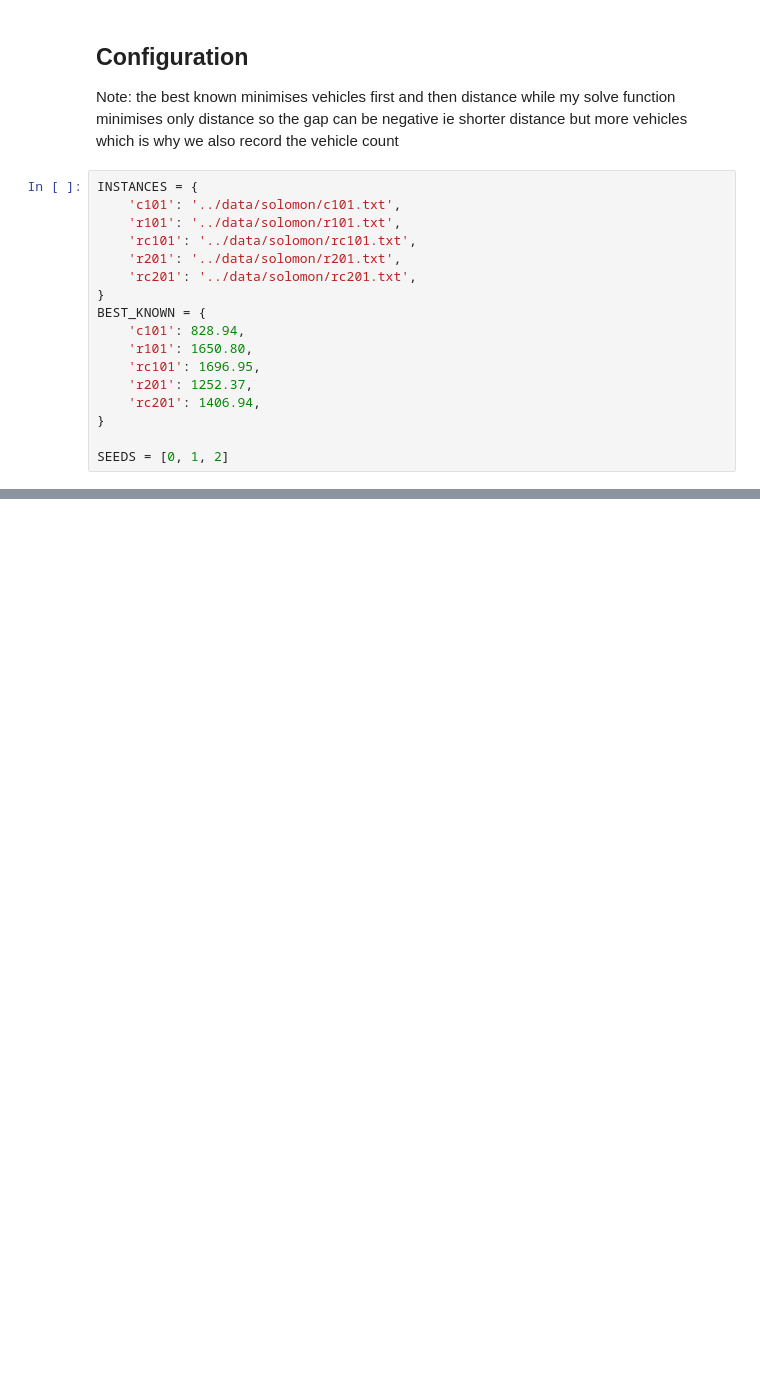
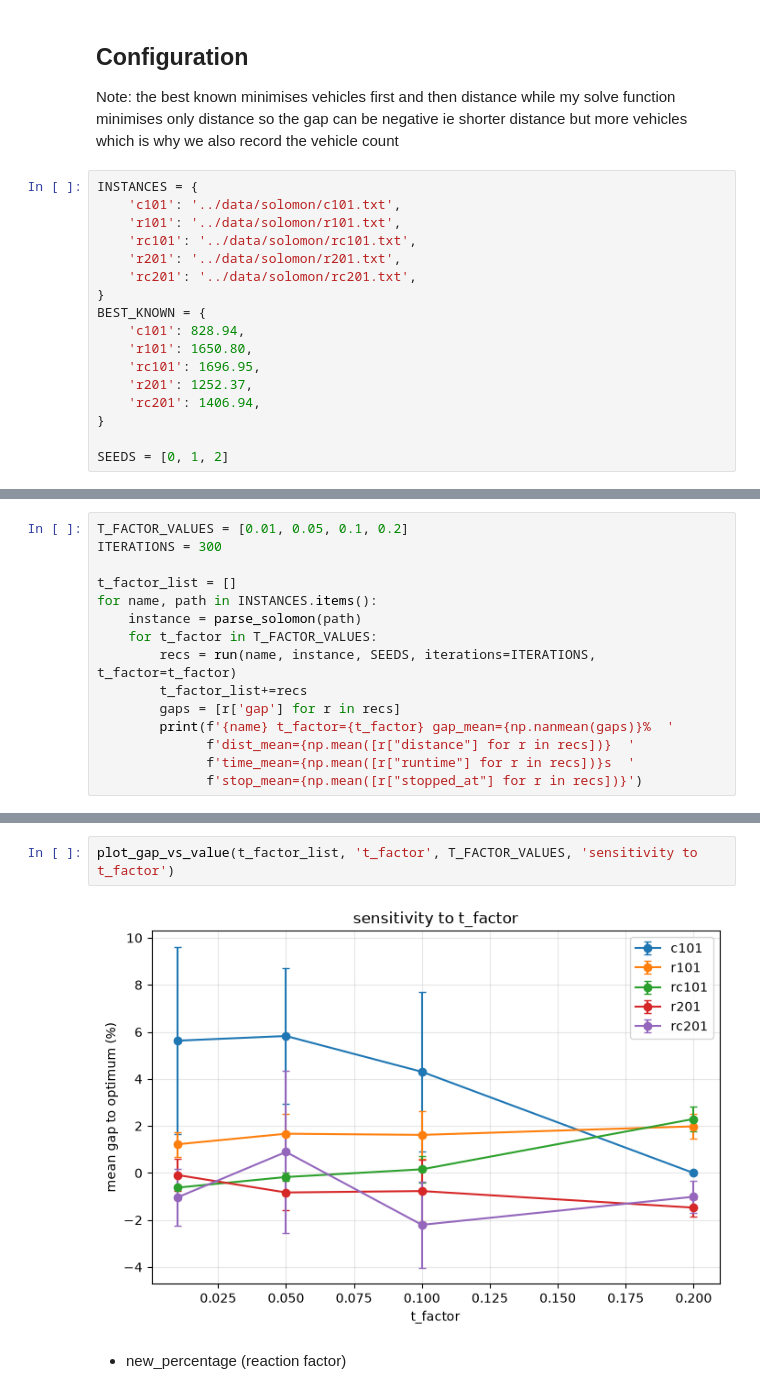
Before and after one commit to gra1111/Vehicle-Routing-Problem-Solver, a Jupyter notebook: notebooks/alns_tuning.ipynb, the cells around one changed output, grey strips where cells are left out. Drawn from its saved outputs; the diff is of its cells as text; blank space fills up the shorter version.

```diff
--- a/notebooks/alns_tuning.ipynb
+++ b/notebooks/alns_tuning.ipynb
@@ -133,0 +180,15 @@ parece que un n razonable es entre 20 y 30, pero de nuevo, sera en estos caoss q
+# %%
+T_FACTOR_VALUES = [0.01, 0.05, 0.1, 0.2]
+ITERATIONS = 300
+
+t_factor_list = []
+for name, path in INSTANCES.items():
+    instance = parse_solomon(path)
+    for t_factor in T_FACTOR_VALUES:
+        recs = run(name, instance, SEEDS, iterations=ITERATIONS, t_factor=t_factor)
+        t_factor_list+=recs
+        gaps = [r['gap'] for r in recs]
+        print(f'{name} t_factor={t_factor} gap_mean={np.nanmean(gaps)}%  '
+              f'dist_mean={np.mean([r["distance"] for r in recs])}  '
+              f'time_mean={np.mean([r["runtime"] for r in recs])}s  '
+              f'stop_mean={np.mean([r["stopped_at"] for r in recs])}')
@@ -133,0 +216,6 @@ parece que un n razonable es entre 20 y 30, pero de nuevo, sera en estos caoss q
+# %%
+plot_gap_vs_value(t_factor_list, 't_factor', T_FACTOR_VALUES, 'sensitivity to t_factor')
+# %% [output]
+[figure, added]
+# %% [markdown]
+- new_percentage (reaction factor)
```
Also changed, not shown: parts of 19 cells of this notebook, 1 other file.
